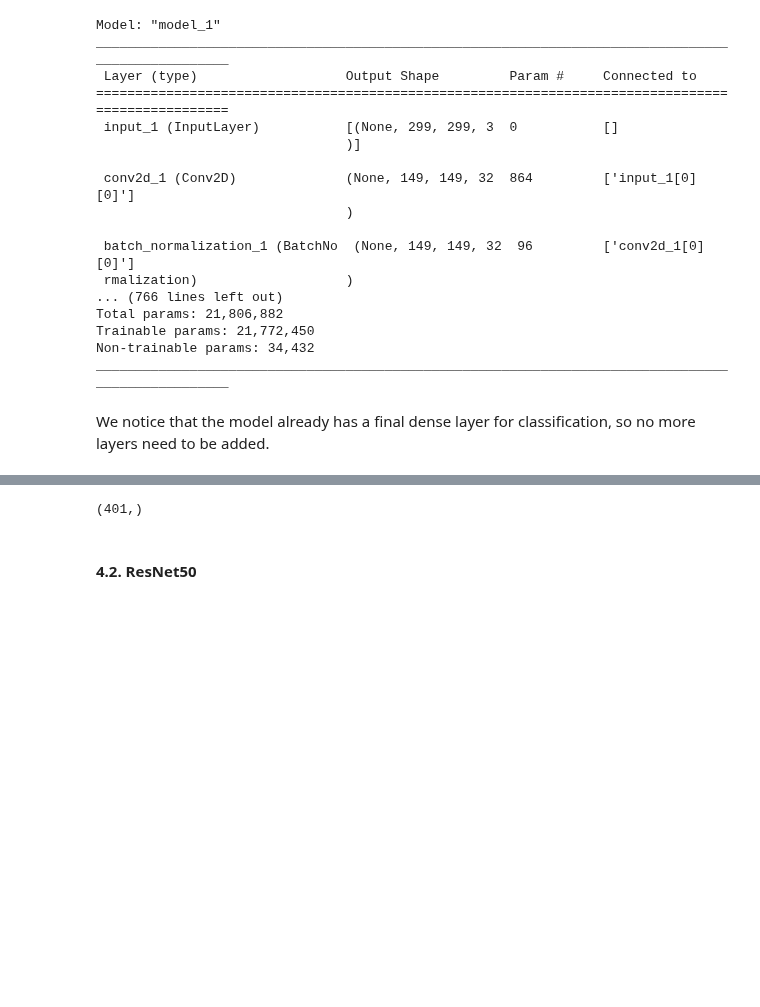
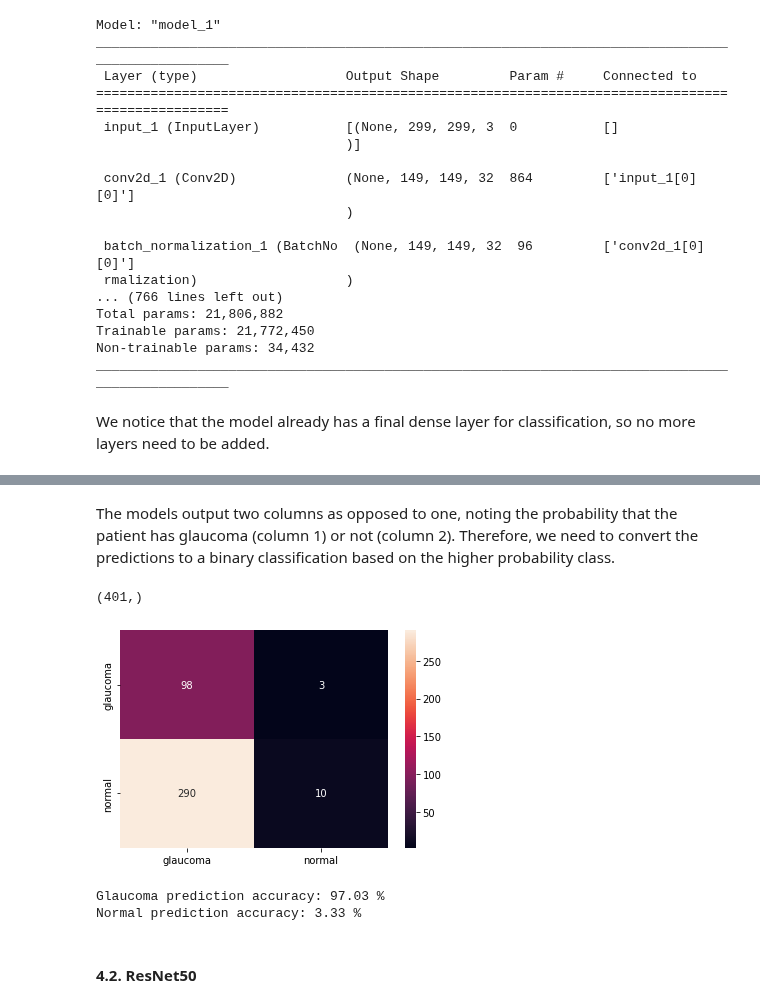
Before and after one commit to sabinagio/do-you-see-what-AI-see, a Jupyter notebook: scripts/4-acrima-models-evaluation.ipynb, the cells around one changed output, grey strips where cells are left out. Cells and saved outputs as stored; diff of their text form; code cells hidden in the pictures; blank space fills up the shorter version.

Commit message:
Evaluate all models on the Kaggle dataset

```diff
--- a/scripts/4-acrima-models-evaluation.ipynb
+++ b/scripts/4-acrima-models-evaluation.ipynb
@@ -73,0 +46,5 @@ Therefore, we'll convert the values in the `y_test_pred` numpy array to single d
+# %%
+X, y = get_testing_data([kaggle_g_dir, kaggle_n_dir], (299, 299))
+# %%
+y_pred = inception_model.predict(X, batch_size=20)
+print(y_pred[:10])
@@ -74,16 +62,13 @@ Therefore, we'll convert the values in the `y_test_pred` numpy array to single d
+# %% [markdown]
+The models output two columns as opposed to one, noting the probability that the patient has glaucoma (column 1) or not (column 2). Therefore, we need to convert the predictions to a binary classification based on the higher probability class.
 # %%
 def convert_predictions(predictions_array):
   new_predictions = []
   for row in predictions_array:
-    if row[0] == 1 and row[1] == 0:
+    if row[0] > row[1]:
       new_predictions.append(0)
-    elif row[0] == 0 and row[1] == 0:
+    else:
       new_predictions.append(1)
 
   new_predictions = np.array(new_predictions)
   return new_predictions
-# %%
-y_test_pred = convert_predictions(y_test_pred)
-y_test_pred.shape
-# %% [output]
-(401,)
@@ -92,3 +75,14 @@ draw_conf_matrix(y_test, y_test_pred)
+# %%
+y_pred_conv = convert_predictions(y_pred)
+y_pred_conv.shape
+# %% [output]
+(401,)
+# %%
+draw_conf_matrix(y, y_pred_conv)
+# %% [output]
+[figure, added]
+Glaucoma prediction accuracy: 97.03 %
+Normal prediction accuracy: 3.33 %
 # %% [markdown]
 #### 4.2. ResNet50
 # %%
```
Also changed, not shown: parts of 54 cells of this notebook.
